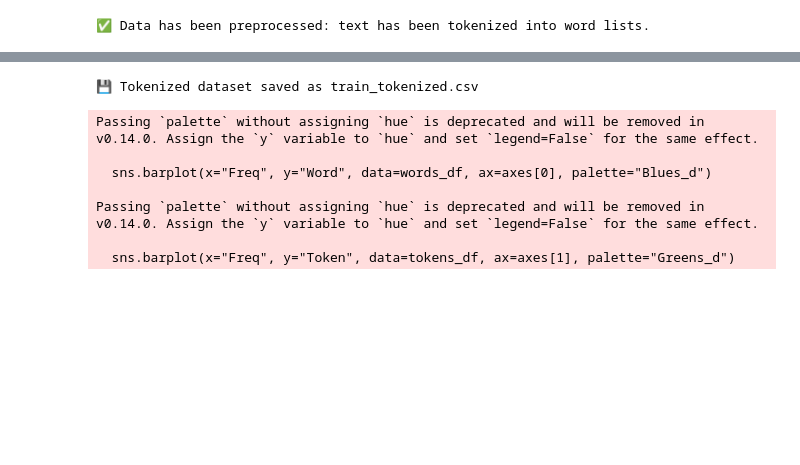
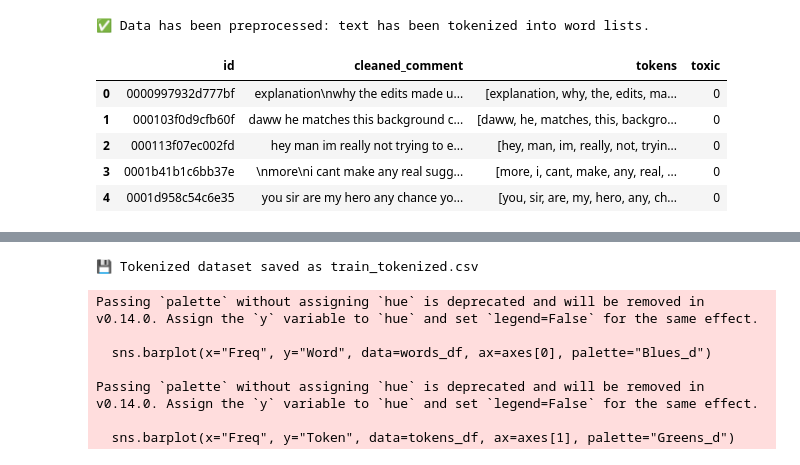
Before and after one commit to IT24100378/ToxicCommentNLPfinal, a Jupyter notebook: Tokenization.ipynb, the cells around one changed output, grey strips where cells are left out. Cells and saved outputs as stored; diff of their text form; code cells hidden in the pictures; blank space fills up the shorter version.

```diff
--- a/Tokenization.ipynb
+++ b/Tokenization.ipynb
@@ -82,9 +90,18 @@ max     5000.000000   1403.000000
 # %%
 # ----- Preprocessing (Tokenization) -----
 df_tokenized = df.copy()
-df_tokenized["tokens"] = df_tokenized["comment_text"].apply(lambda x: str(x).split())
+df_tokenized["tokens"] = df_tokenized["cleaned_comment"].apply(lambda x: str(x).split())
 print("✅ Data has been preprocessed: text has been tokenized into word lists.")
+
+# Show sample
+df_tokenized[['id', 'cleaned_comment', 'tokens', 'toxic']].head()
 # %% [output]
 ✅ Data has been preprocessed: text has been tokenized into word lists.
+|  | id | cleaned_comment | tokens | toxic |
+| 0 | 0000997932d777bf | explanation\nwhy the edits made u... | [explanation, why, the, edits, ma... | 0 |
+| 1 | 000103f0d9cfb60f | daww he matches this background c... | [daww, he, matches, this, backgro... | 0 |
+| 2 | 000113f07ec002fd | hey man im really not trying to e... | [hey, man, im, really, not, tryin... | 0 |
+| 3 | 0001b41b1c6bb37e | \nmore\ni cant make any real sugg... | [more, i, cant, make, any, real, ... | 0 |
+| 4 | 0001d958c54c6e35 | you sir are my hero any chance yo... | [you, sir, are, my, hero, any, ch... | 0 |
 # %%
 # ----- EDA Function for Tokenized Data -----
```
Also changed, not shown: parts of 5 cells of this notebook.
